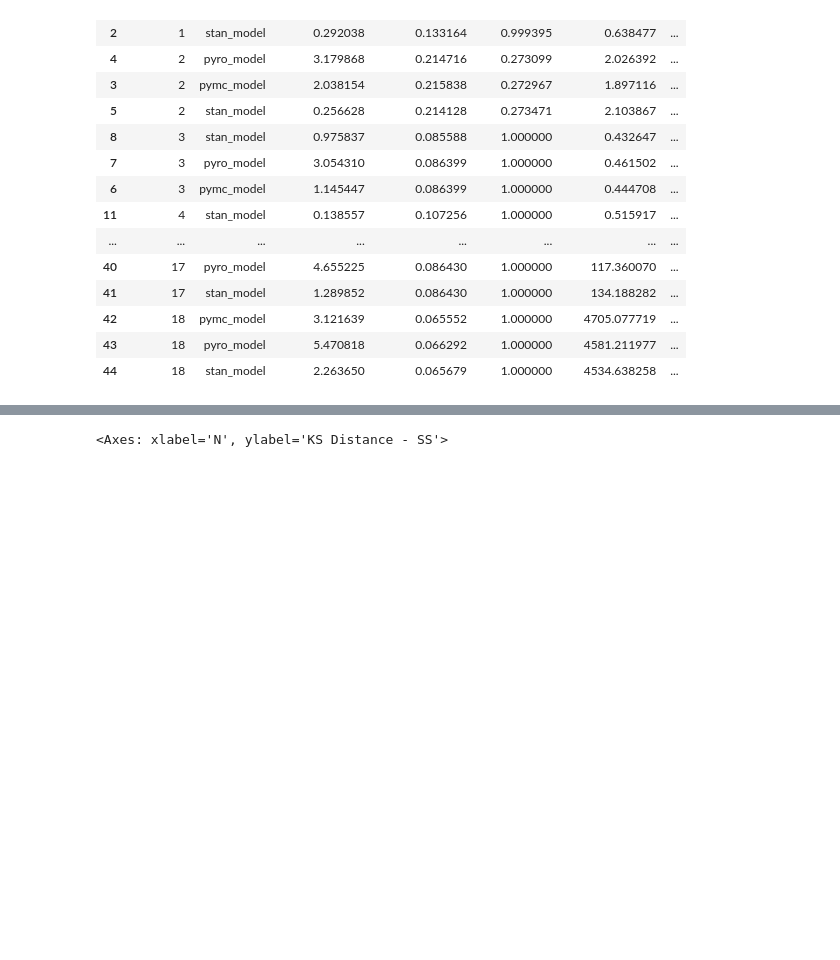
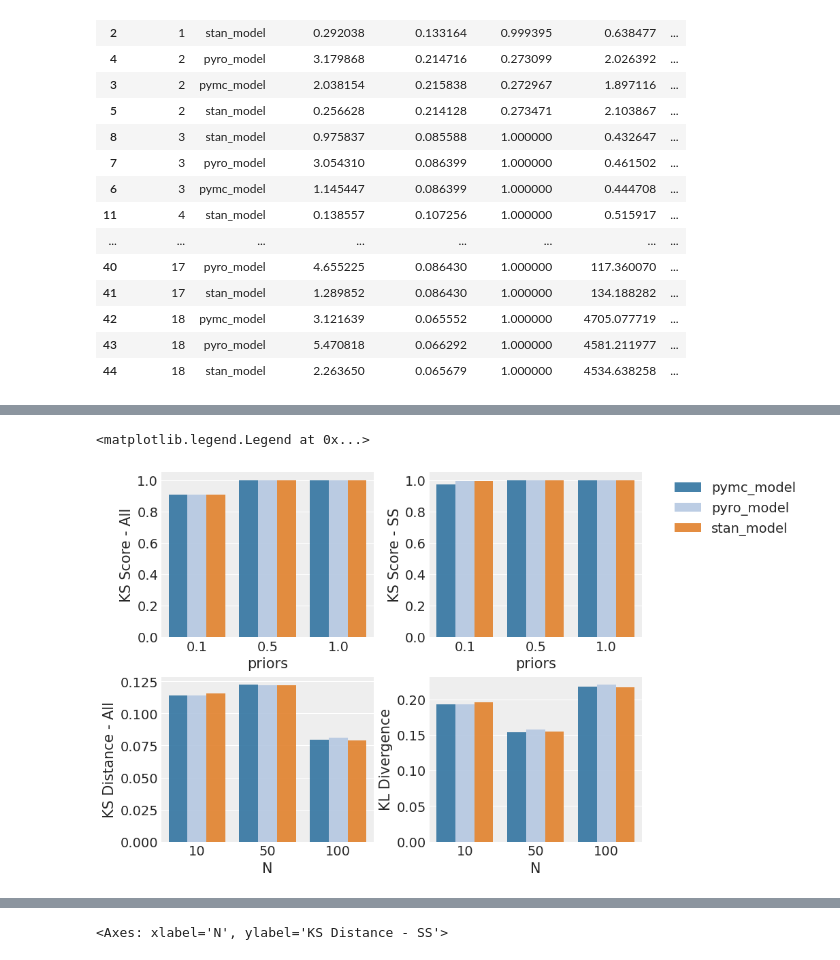
Before and after one commit to patrick-pagni/whats_your_bench, a Jupyter notebook: notebooks/analysis.ipynb, the cells around one changed output, grey strips where cells are left out. Saved outputs shown, nothing was run; the diff lists cells and outputs as text; code cells hidden in the pictures; blank space fills up the shorter version.

```diff
--- a/notebooks/analysis.ipynb
+++ b/notebooks/analysis.ipynb
@@ -146,3 +150,39 @@ sns.barplot(data = temp, x = "priors", y = "KS Distance - All", hue = "Language"
+# %%
+import seaborn as sns
+
+temp = prior_results[prior_results["N"] == 10].copy()
+
+fig, ax  = plt.subplots(nrows = 2, ncols = 2, figsize = (8, 6))
+
+ax = ax.ravel()
+
+sns.barplot(data = temp, x = "priors", y = "KS Score - All", hue = "Language", alpha = 0.9, palette = "tab20", ax = ax[0])
+sns.barplot(data = temp, x = "priors", y = "KS Score - SS", hue = "Language", alpha = 0.9, palette = "tab20", ax = ax[1])
+
+temp = results.copy()
+N = (([10] * 3 + [50] * 3 + [100] * 3) * 4) + ([50] *6)*3
+temp["N"] = N
+
+temp = temp.groupby(["N", "Language"])[["KS Distance - All", "KS Score - All", "KS Distance - SS", "KS Score - SS", "KL Divergence"]].mean()
+
+sns.barplot(data = temp, x = "N", y = "KS Distance - All", hue = "Language", alpha = 0.9, palette = "tab20", ax = ax[2])
+#sns.barplot(data = temp, x = "N", y = "KS Distance - SS", hue = "Language", alpha = 0.9, palette = "tab20", ax = ax[1])
+sns.barplot(data = temp, x = "N", y = "KL Divergence", hue = "Language", alpha = 0.9, palette = "tab20", ax = ax[3])
+
+ax.
+
+
+# Legend
+ax[0].legend([],[], frameon=False)
+ax[1].legend([],[], frameon=False)
+ax[2].legend([],[], frameon=False)
+ax[3].legend([],[], frameon=False)
+
+handles, labels = ax[0].get_legend_handles_labels()
+fig.legend(handles, labels, bbox_to_anchor = [1.3, 1])
+# %% [output]
+<matplotlib.legend.Legend at 0x...>
+[figure, added]
 # %%
 temp = results.copy()
 N = (([10] * 3 + [50] * 3 + [100] * 3) * 4) + ([50] *6)*3
```
Also changed, not shown: parts of 5 cells of this notebook, 5 other files.
